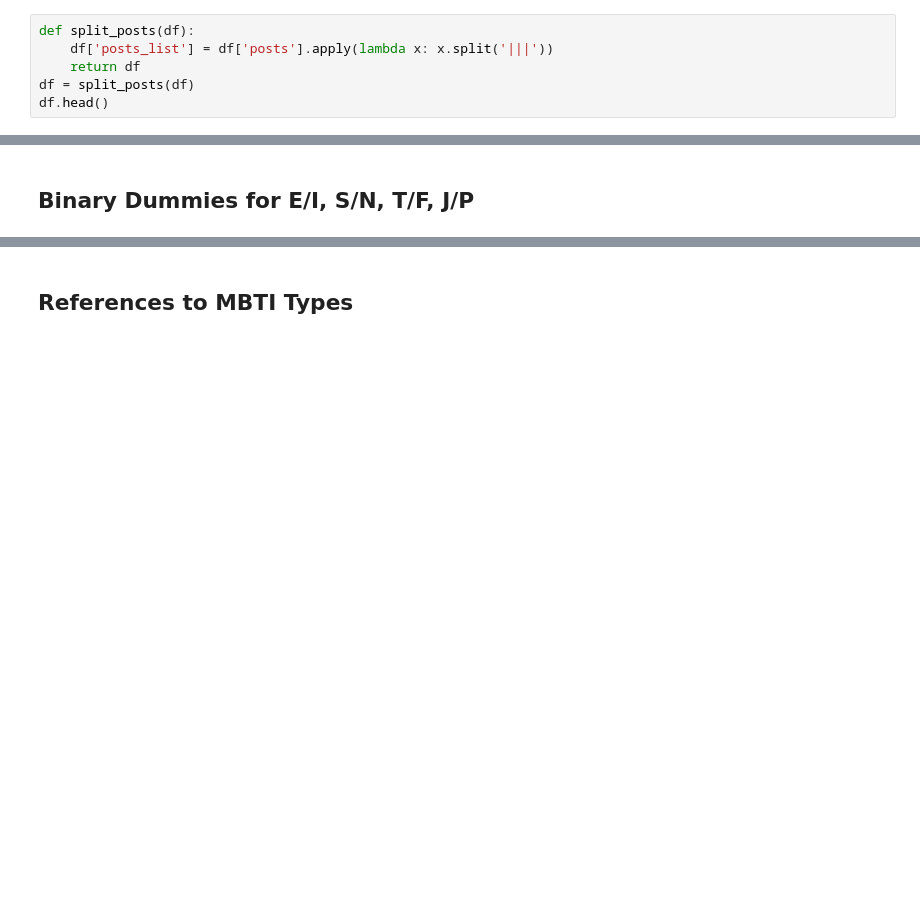
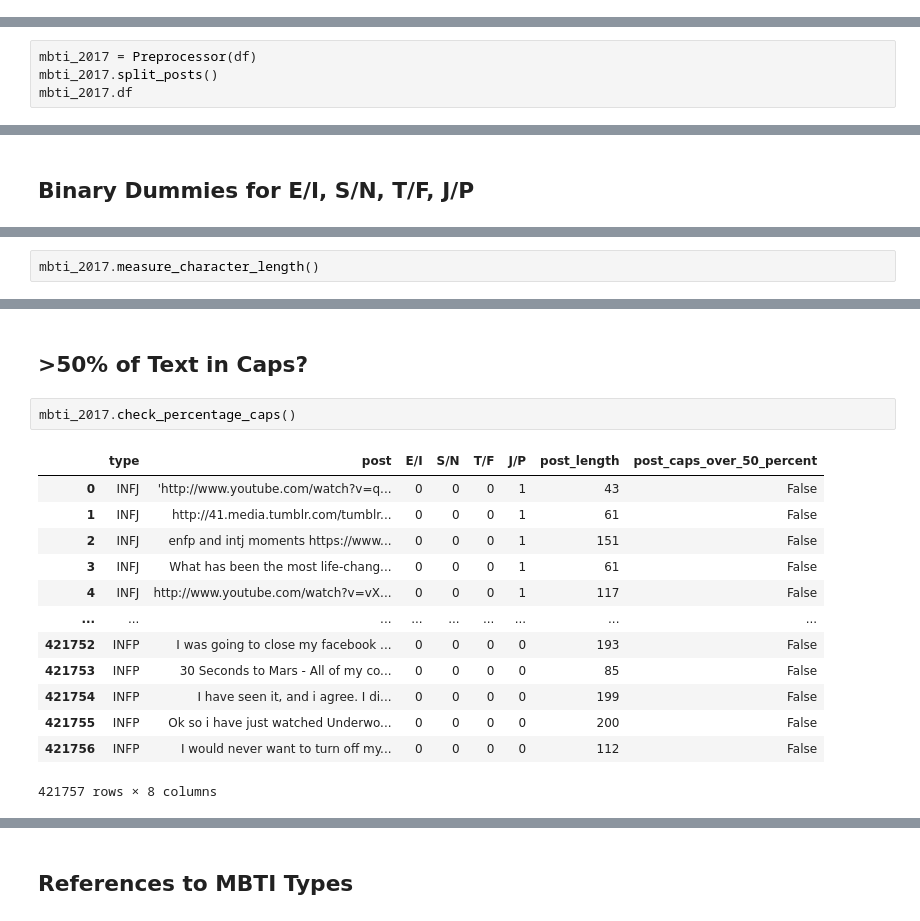
Before and after one commit to nathantorento/MBTI, a Jupyter notebook: draft.ipynb, the cells around one changed output, grey strips where cells are left out. Cells and saved outputs as stored; diff of their text form; blank space fills up the shorter version.

```diff
--- a/draft.ipynb
+++ b/draft.ipynb
@@ -122,9 +123,3 @@ Looking up close at a post reveals that each entry is actually a long string of
 df.iloc[0,1]
 # %% [output]
 "'http://www.youtube.com/watch?v=qsXHcwe3krw|||http://41.media.tumblr.com/tumblr_lfouy03PMA1qa1rooo1_500.jpg|||enfp and intj moments  https://www.youtube.com/watch?v=iz7lE1g4XM4  sportscenter not top  ...
-# %%
-def split_posts(df):
-    df['posts_list'] = df['posts'].apply(lambda x: x.split('|||'))
-    return df
-df = split_posts(df)
-df.head()
@@ -137,0 +222,4 @@ df.head()
+# %%
+mbti_2017 = Preprocessor(df)
+mbti_2017.split_posts()
+mbti_2017.df
@@ -239,0 +266,2 @@ df.head()
+# %%
+mbti_2017.measure_character_length()
@@ -239,0 +282,18 @@ df.head()
+# %% [markdown]
+## >50% of Text in Caps?
+# %%
+mbti_2017.check_percentage_caps()
+# %% [output]
+|  | type | post | E/I | S/N | T/F | J/P | post_length | post_caps_over_50_percent |
+| 0 | INFJ | 'http://www.youtube.com/watch?v=q... | 0 | 0 | 0 | 1 | 43 | False |
+| 1 | INFJ | http://41.media.tumblr.com/tumblr... | 0 | 0 | 0 | 1 | 61 | False |
+| 2 | INFJ | enfp and intj moments https://www... | 0 | 0 | 0 | 1 | 151 | False |
+| 3 | INFJ | What has been the most life-chang... | 0 | 0 | 0 | 1 | 61 | False |
+| 4 | INFJ | http://www.youtube.com/watch?v=vX... | 0 | 0 | 0 | 1 | 117 | False |
+| ... | ... | ... | ... | ... | ... | ... | ... | ... |
+| 421752 | INFP | I was going to close my facebook ... | 0 | 0 | 0 | 0 | 193 | False |
+| 421753 | INFP | 30 Seconds to Mars - All of my co... | 0 | 0 | 0 | 0 | 85 | False |
+| 421754 | INFP | I have seen it, and i agree. I di... | 0 | 0 | 0 | 0 | 199 | False |
+| 421755 | INFP | Ok so i have just watched Underwo... | 0 | 0 | 0 | 0 | 200 | False |
+| 421756 | INFP | I would never want to turn off my... | 0 | 0 | 0 | 0 | 112 | False |
+421757 rows × 8 columns
```
Also changed, not shown: parts of 33 cells of this notebook, 1 other file.
